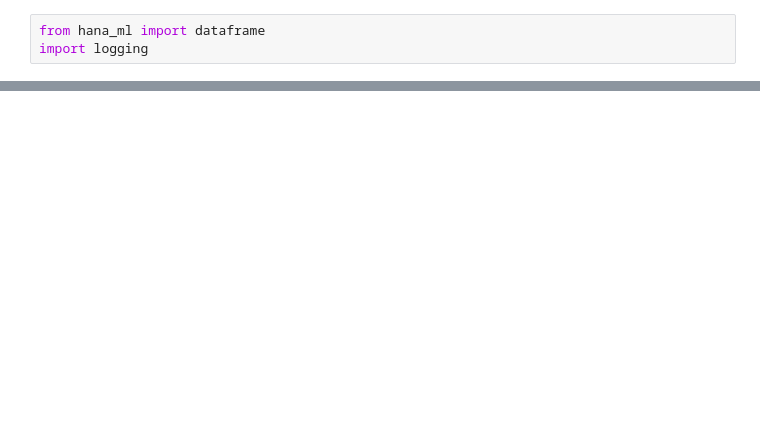
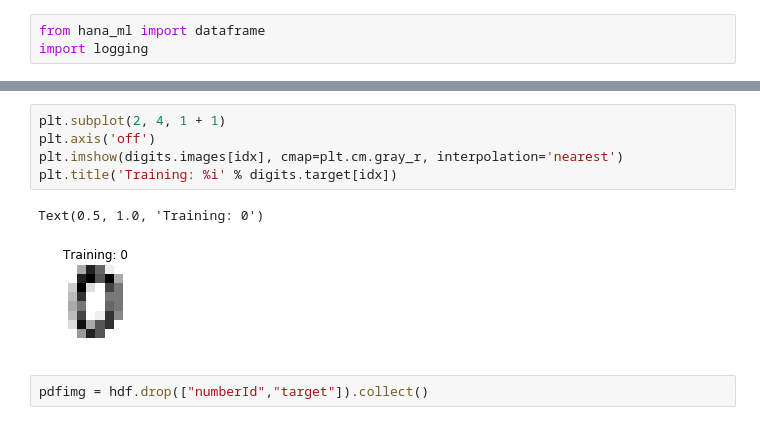
Before and after one commit to alundesap/mta_python_ml, a Jupyter notebook: python/hana_ml.ipynb, the cells around one changed output, grey strips where cells are left out. Saved outputs shown, nothing was run; the diff lists cells and outputs as text; blank space fills up the shorter version.

```diff
--- a/python/hana_ml.ipynb
+++ b/python/hana_ml.ipynb
@@ -108,0 +200,10 @@ plt.show()
+# %%
+plt.subplot(2, 4, 1 + 1)
+plt.axis('off')
+plt.imshow(digits.images[idx], cmap=plt.cm.gray_r, interpolation='nearest')
+plt.title('Training: %i' % digits.target[idx])
+# %% [output]
+Text(0.5, 1.0, 'Training: 0')
+[figure, added]
+# %%
+pdfimg = hdf.drop(["numberId","target"]).collect()
```
Also changed, not shown: parts of 19 cells of this notebook.
